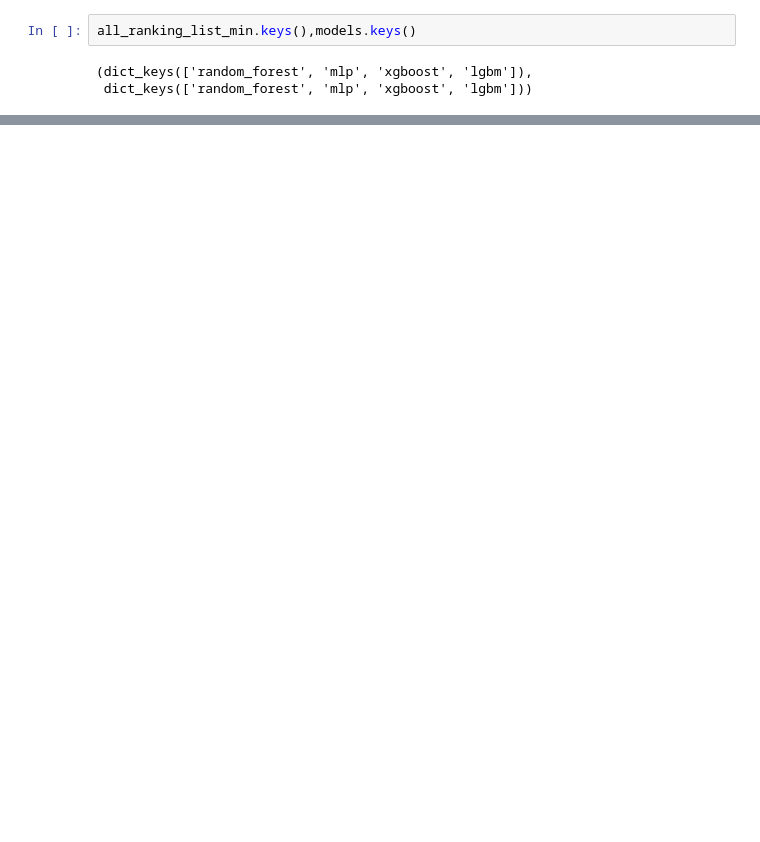
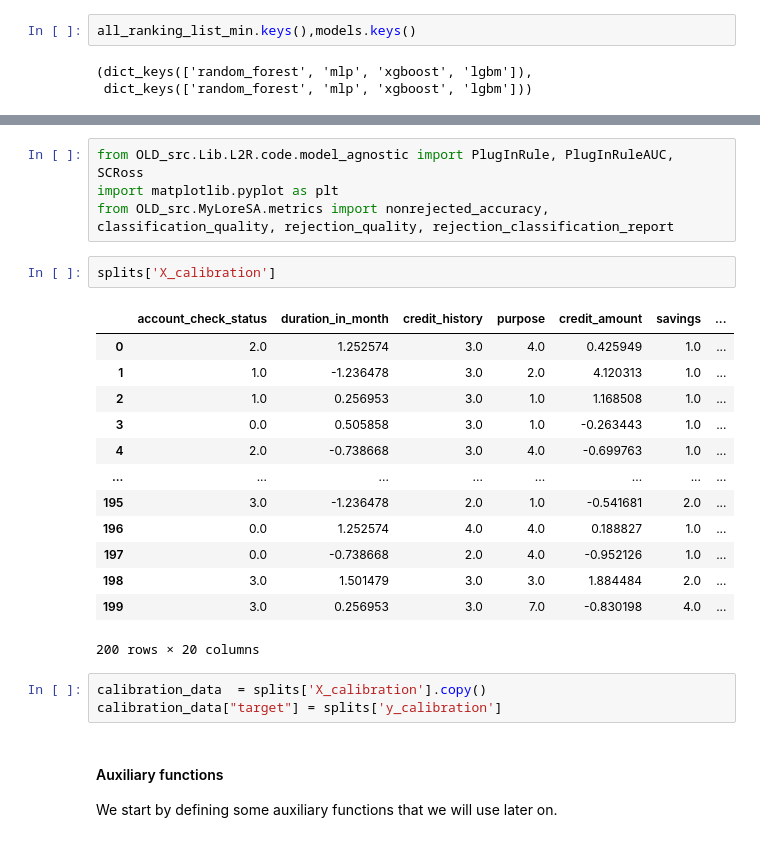
Before and after one commit to clarapunzi/SC-CE, a Jupyter notebook: eval.ipynb, the cells around one changed output, grey strips where cells are left out. Drawn from its saved outputs; the diff is of its cells as text; blank space fills up the shorter version.

```diff
--- a/eval.ipynb
+++ b/eval.ipynb
@@ -508,0 +500,26 @@ Text(95.72222222222221, 0.5, 'Distances')
+# %%
+from OLD_src.Lib.L2R.code.model_agnostic import PlugInRule, PlugInRuleAUC, SCRoss
+import matplotlib.pyplot as plt
+from OLD_src.MyLoreSA.metrics import nonrejected_accuracy, classification_quality, rejection_quality, rejection_classification_report
+# %%
+splits['X_calibration']
+# %% [output]
+|  | account_check_status | duration_in_month | credit_history | purpose | credit_amount | savings | ... |
+| 0 | 2.0 | 1.252574 | 3.0 | 4.0 | 0.425949 | 1.0 | ... |
+| 1 | 1.0 | -1.236478 | 3.0 | 2.0 | 4.120313 | 1.0 | ... |
+| 2 | 1.0 | 0.256953 | 3.0 | 1.0 | 1.168508 | 1.0 | ... |
+| 3 | 0.0 | 0.505858 | 3.0 | 1.0 | -0.263443 | 1.0 | ... |
+| 4 | 2.0 | -0.738668 | 3.0 | 4.0 | -0.699763 | 1.0 | ... |
+| ... | ... | ... | ... | ... | ... | ... | ... |
+| 195 | 3.0 | -1.236478 | 2.0 | 1.0 | -0.541681 | 2.0 | ... |
+| 196 | 0.0 | 1.252574 | 4.0 | 4.0 | 0.188827 | 1.0 | ... |
+| 197 | 0.0 | -0.738668 | 2.0 | 4.0 | -0.952126 | 1.0 | ... |
+| 198 | 3.0 | 1.501479 | 3.0 | 3.0 | 1.884484 | 2.0 | ... |
+| 199 | 3.0 | 0.256953 | 3.0 | 7.0 | -0.830198 | 4.0 | ... |
+200 rows × 20 columns
+# %%
+calibration_data  = splits['X_calibration'].copy()
+calibration_data["target"] = splits['y_calibration']
+# %% [markdown]
+#### Auxiliary functions
+We start by defining some auxiliary functions that we will use later on.
```
Also changed, not shown: parts of 31 cells of this notebook, 10 other files.
